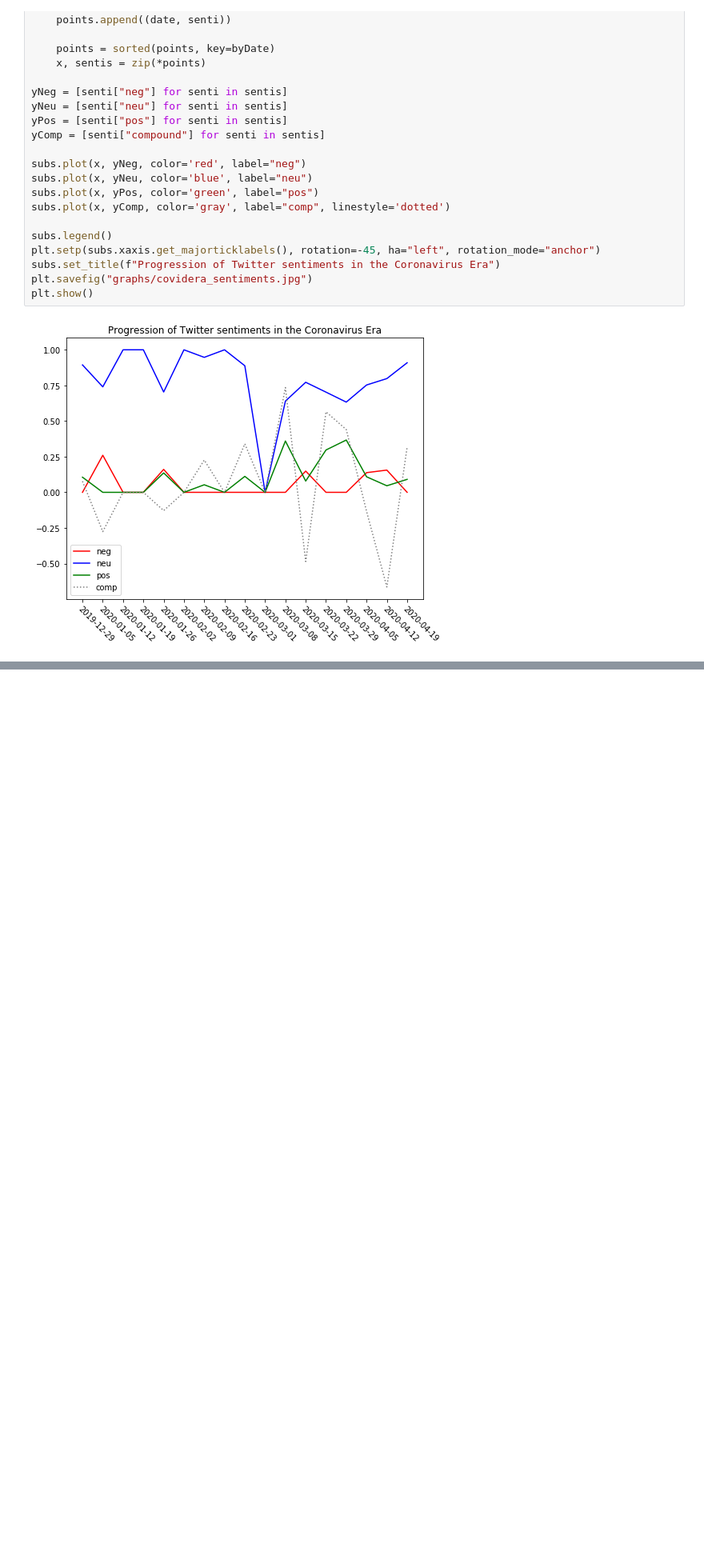
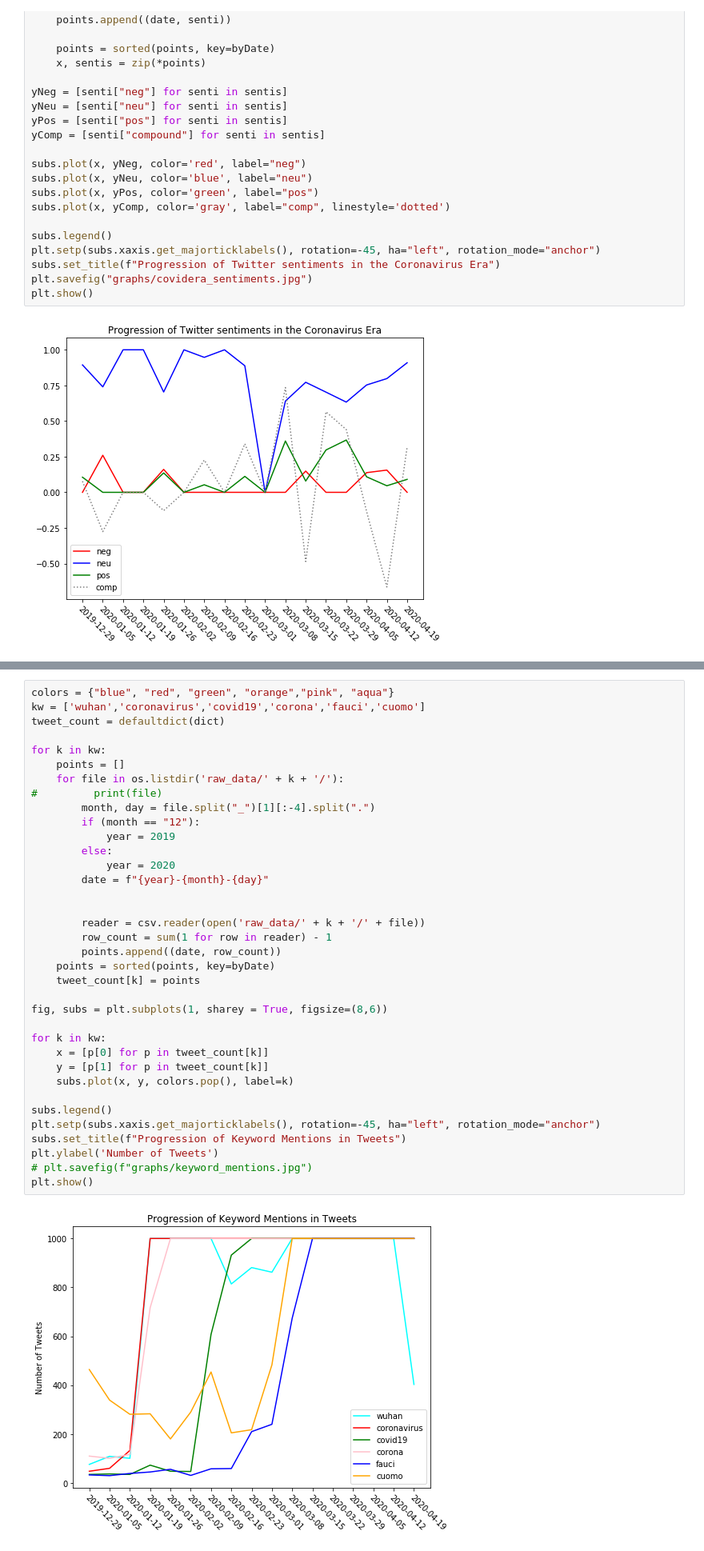
Before and after one commit to stam17/Coronavirus-Twitter-Trends, a Jupyter notebook: CovidTweetAnalysis.ipynb, the cells around one changed output, grey strips where cells are left out. Shown at 80% size. Drawn from its saved outputs; the diff is of its cells as text; blank space fills up the shorter version.

Commit message:
Covid Era analysis

```diff
--- a/CovidTweetAnalysis.ipynb
+++ b/CovidTweetAnalysis.ipynb
@@ -146,0 +168,38 @@ for file in os.listdir("covidera_cleaned/"):
+# %%
+colors = {"blue", "red", "green", "orange","pink", "aqua"}
+kw = ['wuhan','coronavirus','covid19','corona','fauci','cuomo']
+tweet_count = defaultdict(dict)
+
+for k in kw:
+    points = []
+    for file in os.listdir('raw_data/' + k + '/'):
+#         print(file)
+        month, day = file.split("_")[1][:-4].split(".")
+        if (month == "12"):
+            year = 2019
+        else:
+            year = 2020
+        date = f"{year}-{month}-{day}"
+
+
+        reader = csv.reader(open('raw_data/' + k + '/' + file))
+        row_count = sum(1 for row in reader) - 1
+        points.append((date, row_count))
+    points = sorted(points, key=byDate)
+    tweet_count[k] = points
+
+fig, subs = plt.subplots(1, sharey = True, figsize=(8,6))
+
+for k in kw:
+    x = [p[0] for p in tweet_count[k]]
+    y = [p[1] for p in tweet_count[k]]
+    subs.plot(x, y, colors.pop(), label=k)
+
+subs.legend()
+plt.setp(subs.xaxis.get_majorticklabels(), rotation=-45, ha="left", rotation_mode="anchor")
+subs.set_title(f"Progression of Keyword Mentions in Tweets")
+plt.ylabel('Number of Tweets')
+# plt.savefig(f"graphs/keyword_mentions.jpg")
+plt.show()
+# %% [output]
+[figure, added]
```
Also changed, not shown: parts of 4 cells of this notebook, 19 other files.
